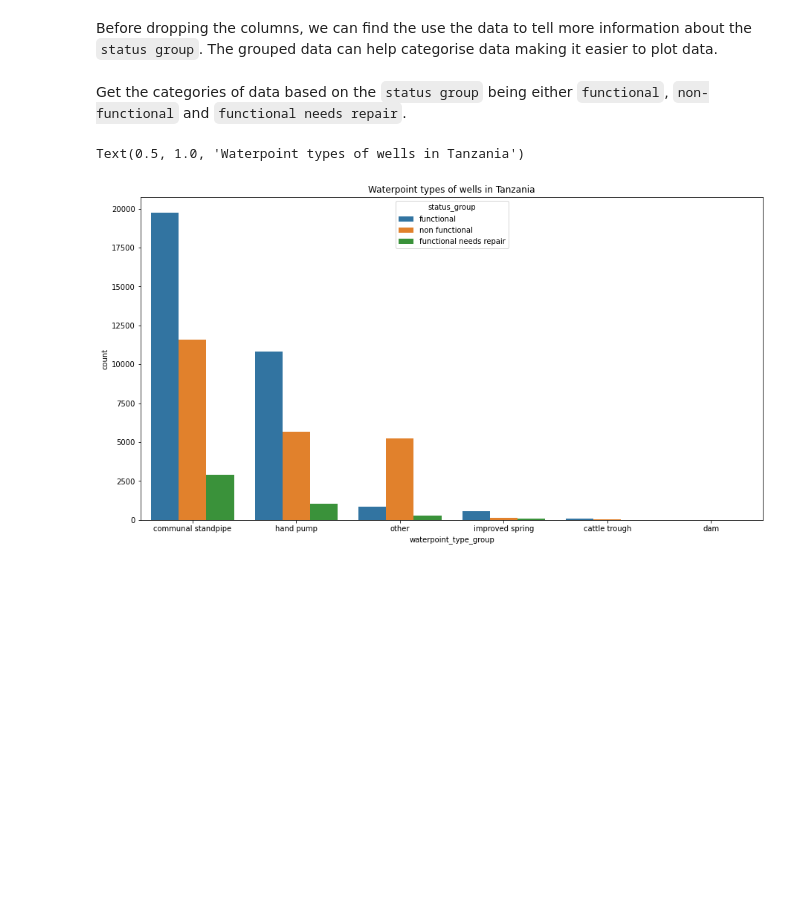
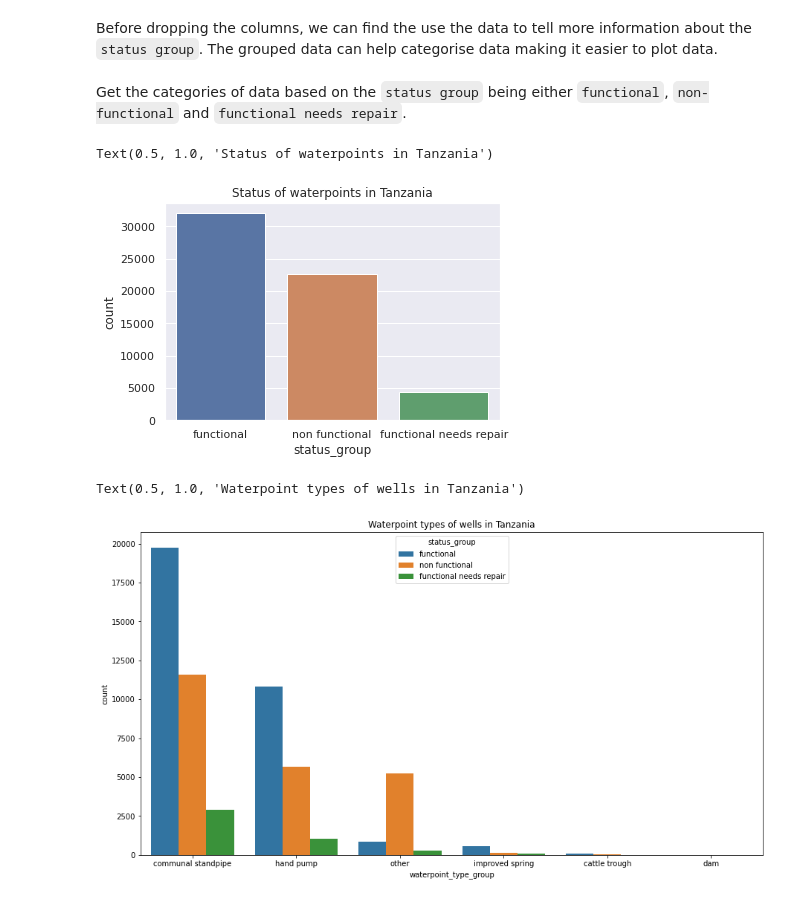
Before and after one commit to BensonMuriu/Tanzania-waterwell-predictions, a Jupyter notebook: EDA.ipynb, the cells around one changed output. Saved outputs shown, nothing was run; the diff lists cells and outputs as text; code cells hidden in the pictures; blank space fills up the shorter version.

```diff
--- a/EDA.ipynb
+++ b/EDA.ipynb
@@ -407,6 +407,14 @@ df[['waterpoint_type','waterpoint_type_group']]
 Before dropping the columns, we can find the use the data to tell more information about the `status group`. The grouped data can help categorise data making it easier to plot data.
 # %% [markdown]
 Get the categories of data based on the `status group` being either `functional`, `non-functional` and `functional needs repair`.
+# %%
+# PLot a countplot of status group of waterpoints
+sns.set_theme(style="darkgrid")
+sns.countplot(x="status_group", data=df)
+plt.title('Status of waterpoints in Tanzania')
+# %% [output]
+Text(0.5, 1.0, 'Status of waterpoints in Tanzania')
+[figure, added]
 # %%
 #Creating function to plot basic countplot for each column
 def count_plot(col):
```
Also changed, not shown: parts of 4 cells of this notebook, 5 other files.
